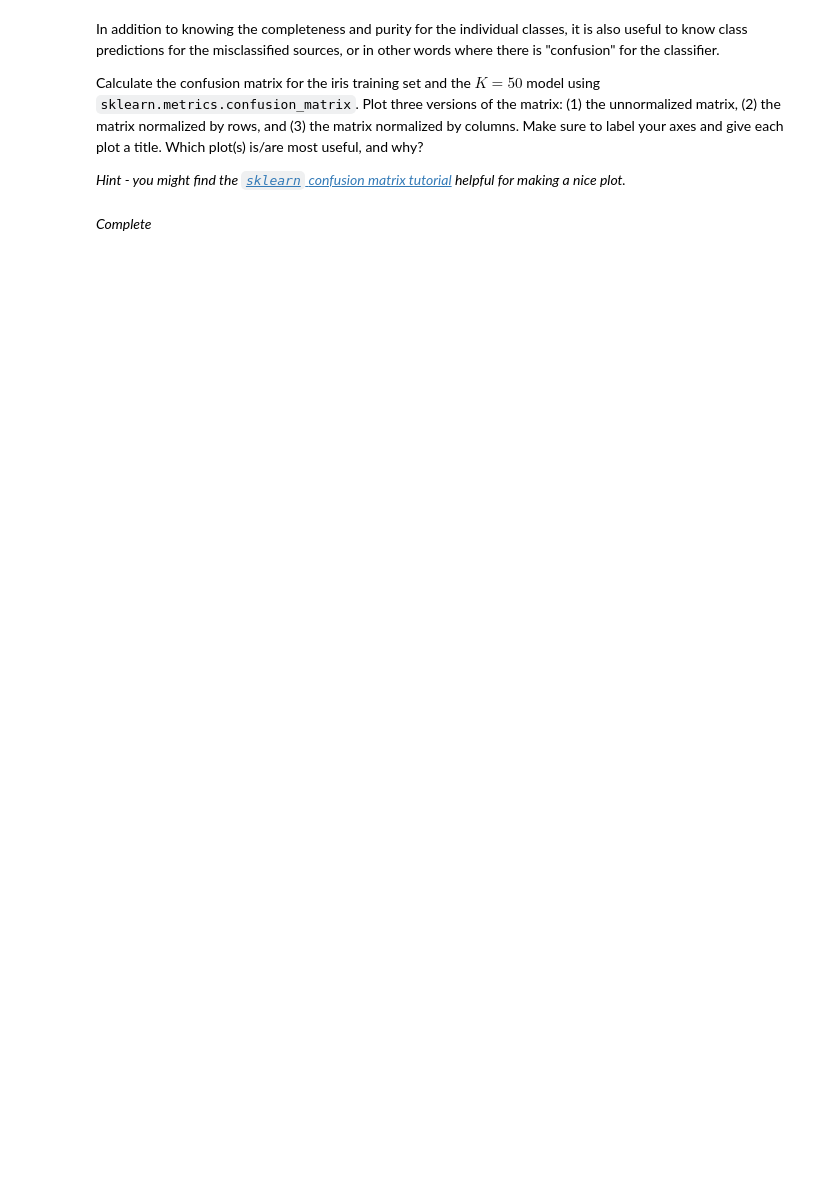
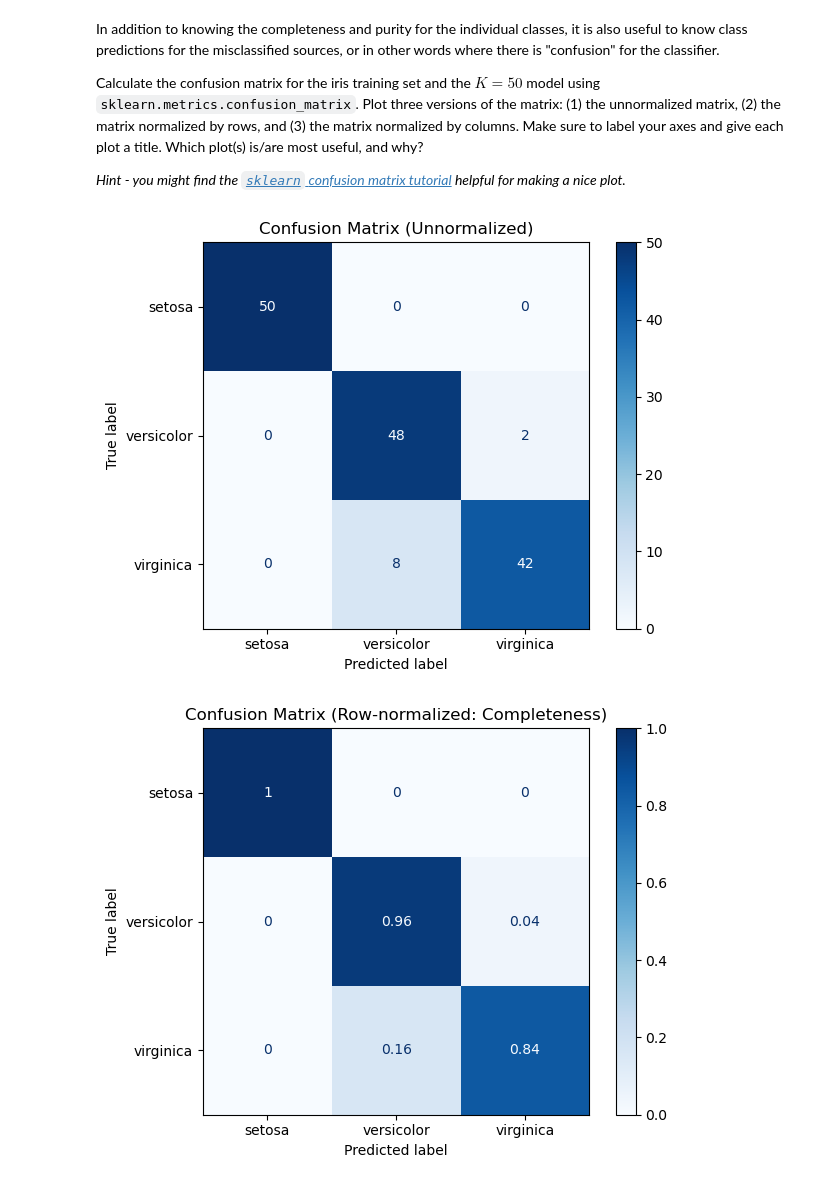
Before and after one commit to ASTR154/classification, a Jupyter notebook: classification.ipynb, the cells around one changed output. Saved outputs shown, nothing was run; the diff lists cells and outputs as text; code cells hidden in the pictures; blank space fills up the shorter version.

```diff
--- a/classification.ipynb
+++ b/classification.ipynb
@@ -78,2 +184,18 @@ Calculate the confusion matrix for the iris training set and the $K = 50$ model
-# %% [markdown]
-*Complete*
+# %%
+from sklearn.metrics import ConfusionMatrixDisplay
+
+# defining the titles early so that I can use a for loop for plotting
+normalizations = [(None, "Confusion Matrix (Unnormalized)"),
+                  ('true', "Confusion Matrix (Row-normalized: Completeness)"),
+                  ('pred', "Confusion Matrix (Column-normalized: Purity)")]
+
+# the absolutely confusing matrices
+for norm, title in normalizations:
+    disp = ConfusionMatrixDisplay.from_predictions(iris_target, iris_cvp50, display_labels=iris_species,
+                                                   cmap=plt.cm.Blues, normalize=norm)
+    disp.ax_.set_title(title)
+    plt.tight_layout()
+    plt.show()
+# %% [output]
+[figure, added]
+[figure, added]
```
Also changed, not shown: parts of 17 cells of this notebook.
